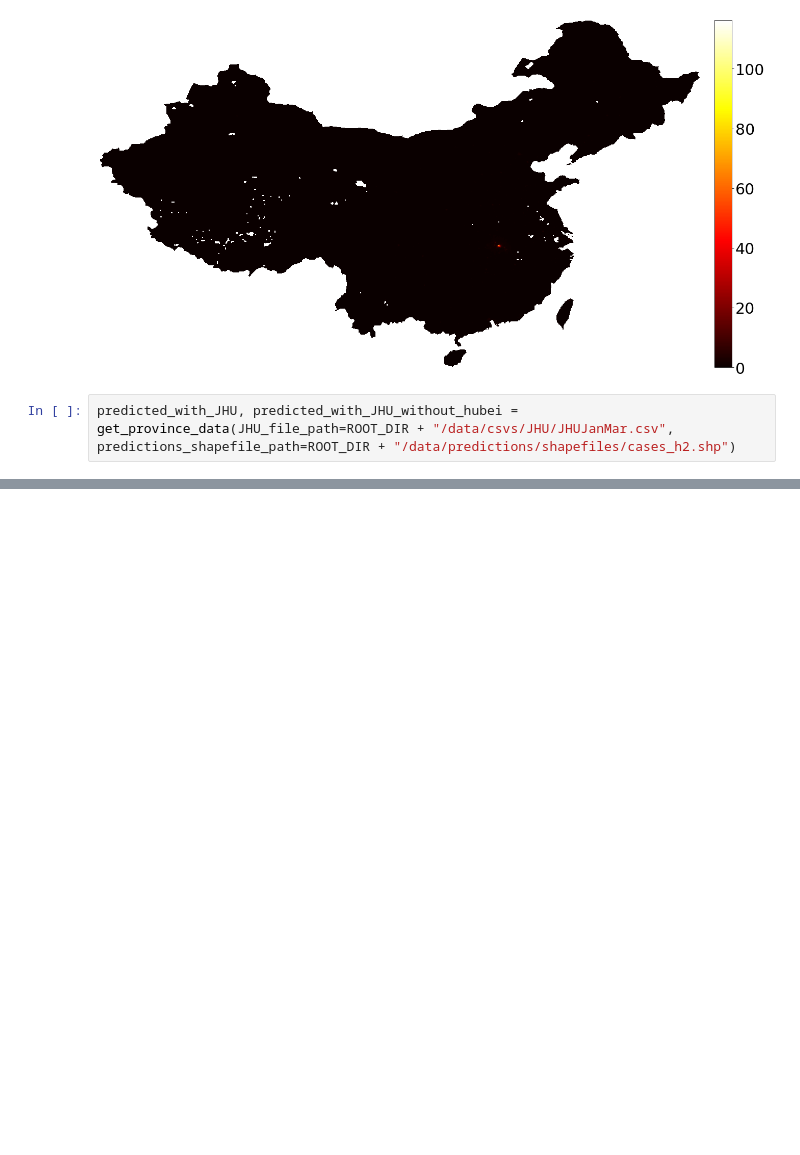
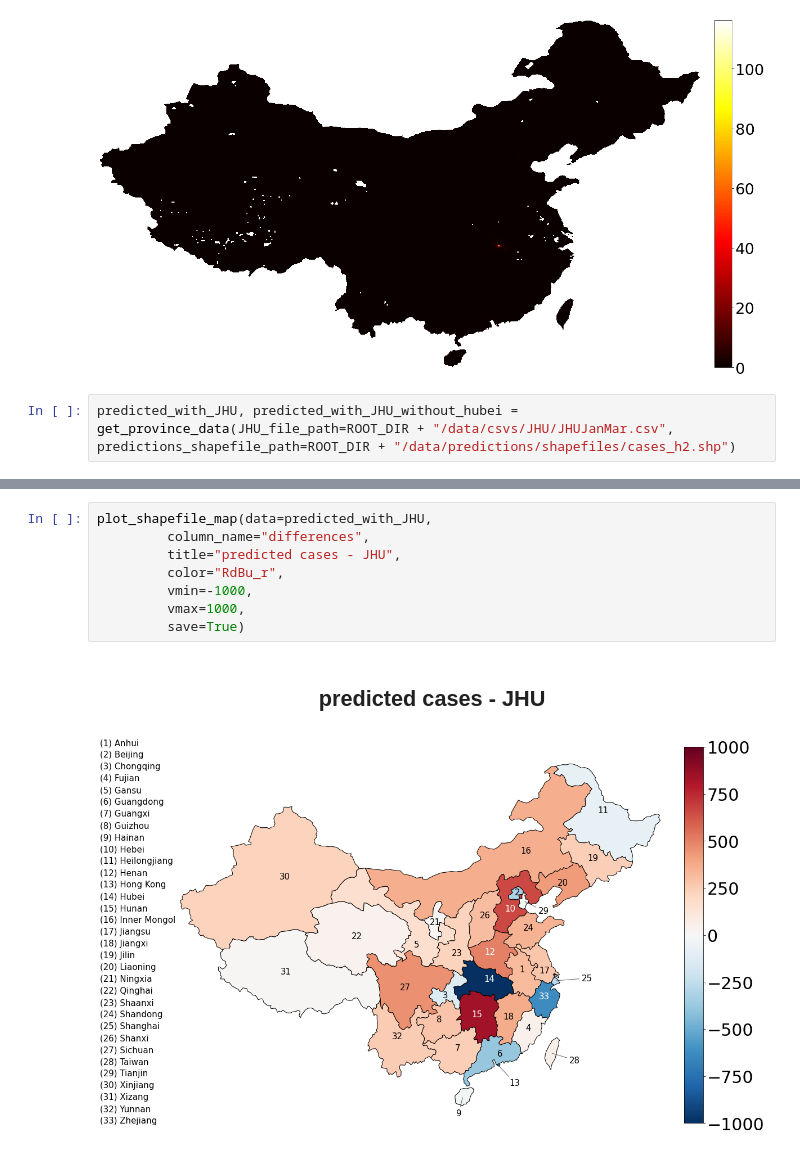
Before and after one commit to dsvanidze/replicability, a Jupyter notebook: jupyter-notebooks/fine-scale-predictions/generate-fine-scale-features.ipynb, the cells around one changed output, grey strips where cells are left out. Drawn from its saved outputs; the diff is of its cells as text; blank space fills up the shorter version.

```diff
--- a/jupyter-notebooks/fine-scale-predictions/generate-fine-scale-features.ipynb
+++ b/jupyter-notebooks/fine-scale-predictions/generate-fine-scale-features.ipynb
@@ -443,0 +499,11 @@ plot_shapefile_map(data=predicted_with_JHU,
+# %%
+plot_shapefile_map(data=predicted_with_JHU,
+         column_name="differences",
+         title="predicted cases - JHU",
+         color="RdBu_r",
+         vmin=-1000,
+         vmax=1000,
+         save=True)
+# %% [output]
+## <center>predicted cases - JHU</center>
+[figure, added]
```
Also changed, not shown: parts of 10 cells of this notebook, 4 other files.
